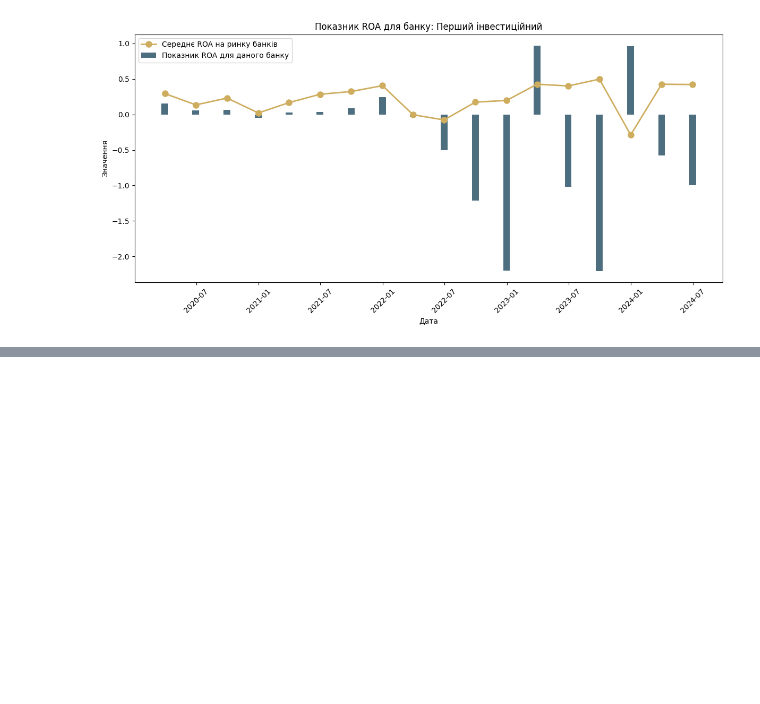
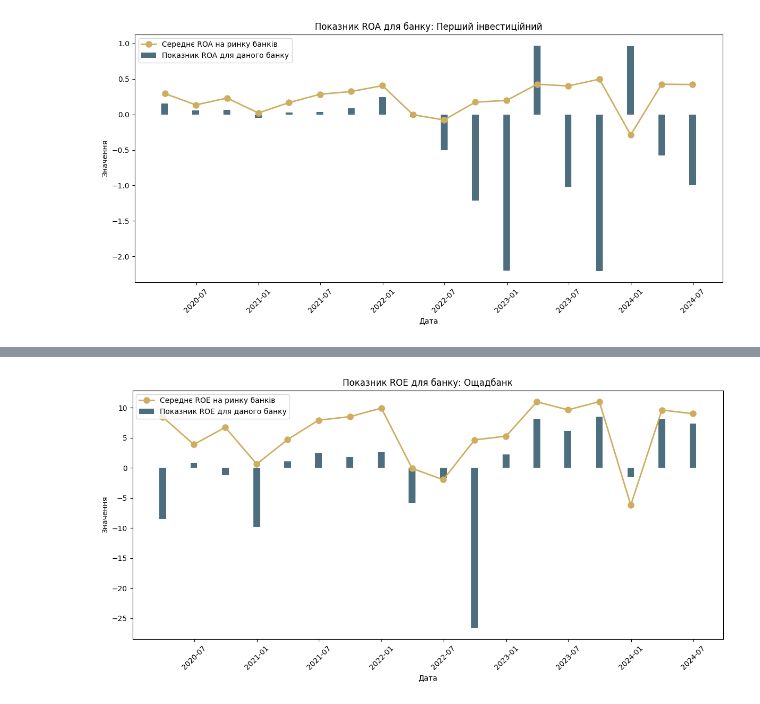
Before and after one commit to Lkupybida/ClothesIndustryAnalysys, a Jupyter notebook: roa_roe.ipynb, the cells around one changed output, grey strips where cells are left out. Cells and saved outputs as stored; diff of their text form; code cells hidden in the pictures; blank space fills up the shorter version.

```diff
--- a/roa_roe.ipynb
+++ b/roa_roe.ipynb
@@ -143,0 +167,4 @@ create_hist_roa('Перший інвестиційний', df_roa_first_investme
+# %%
+create_hist_roe('Ощадбанк', df_roe_ukreximbank, df_roe_total)
+# %% [output]
+[figure, added]
```
Also changed, not shown: parts of 7 cells of this notebook.
